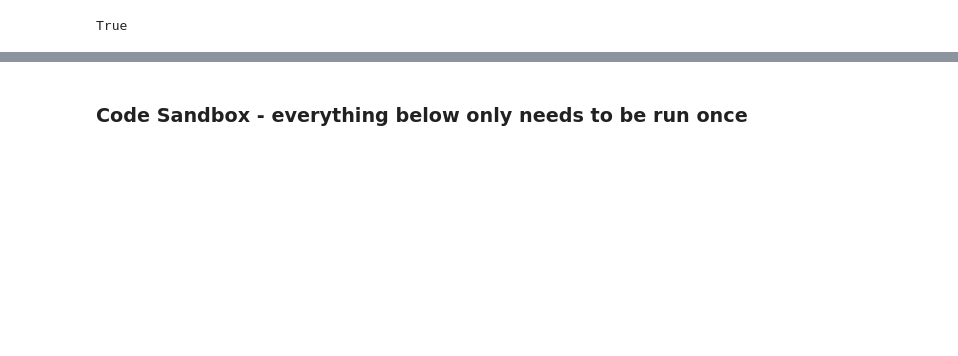
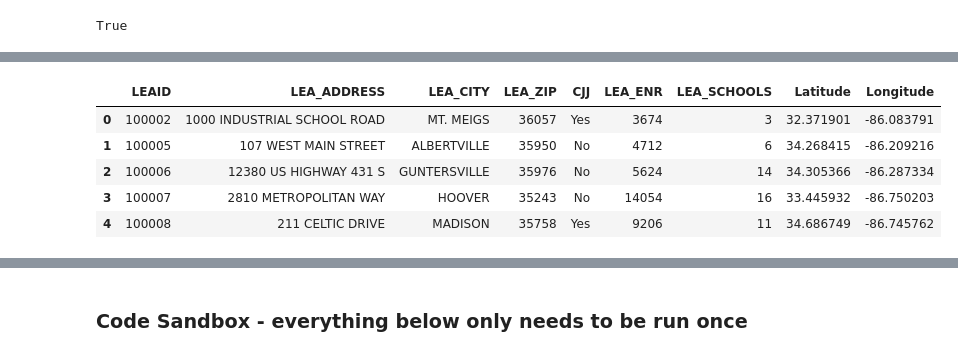
Before and after one commit to Discriminology/Educational-Equity-Data-Commons, a Jupyter notebook: data_processing.ipynb, the cells around one changed output, grey strips where cells are left out. Saved outputs shown, nothing was run; the diff lists cells and outputs as text; code cells hidden in the pictures; blank space fills up the shorter version.

```diff
--- a/data_processing.ipynb
+++ b/data_processing.ipynb
@@ -623,0 +603,9 @@ temp_agg_dict = { 'LEA_NAME':'first',  'LEA_STATE_NAME':'first',
+# %%
+district_geo.head()
+# %% [output]
+|  | LEAID | LEA_ADDRESS | LEA_CITY | LEA_ZIP | CJJ | LEA_ENR | LEA_SCHOOLS | Latitude | Longitude |
+| 0 | 100002 | 1000 INDUSTRIAL SCHOOL ROAD | MT. MEIGS | 36057 | Yes | 3674 | 3 | 32.371901 | -86.083791 |
+| 1 | 100005 | 107 WEST MAIN STREET | ALBERTVILLE | 35950 | No | 4712 | 6 | 34.268415 | -86.209216 |
+| 2 | 100006 | 12380 US HIGHWAY 431 S | GUNTERSVILLE | 35976 | No | 5624 | 14 | 34.305366 | -86.287334 |
+| 3 | 100007 | 2810 METROPOLITAN WAY | HOOVER | 35243 | No | 14054 | 16 | 33.445932 | -86.750203 |
+| 4 | 100008 | 211 CELTIC DRIVE | MADISON | 35758 | Yes | 9206 | 11 | 34.686749 | -86.745762 |
```
Also changed, not shown: parts of 36 cells of this notebook.
